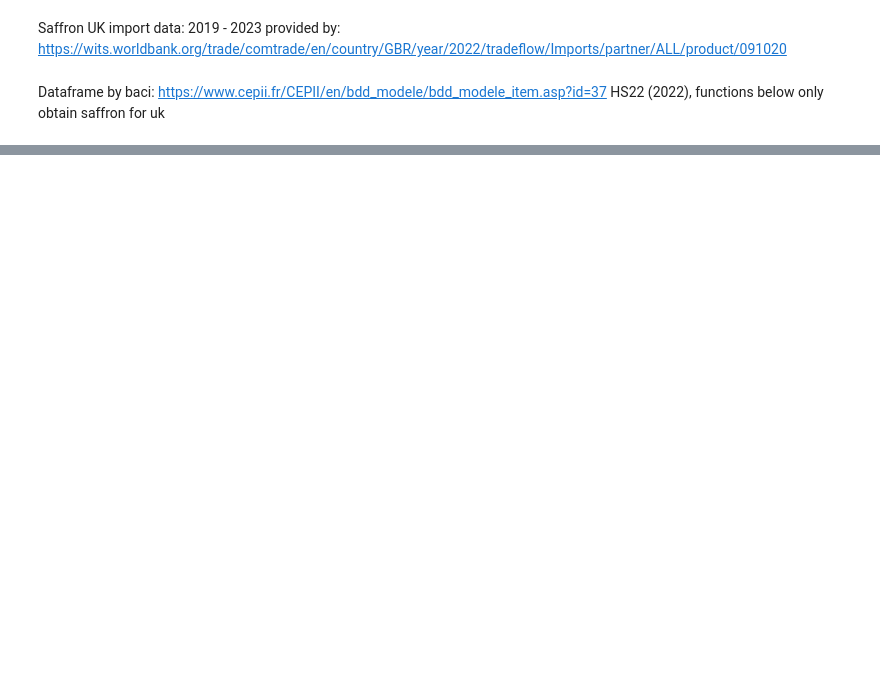
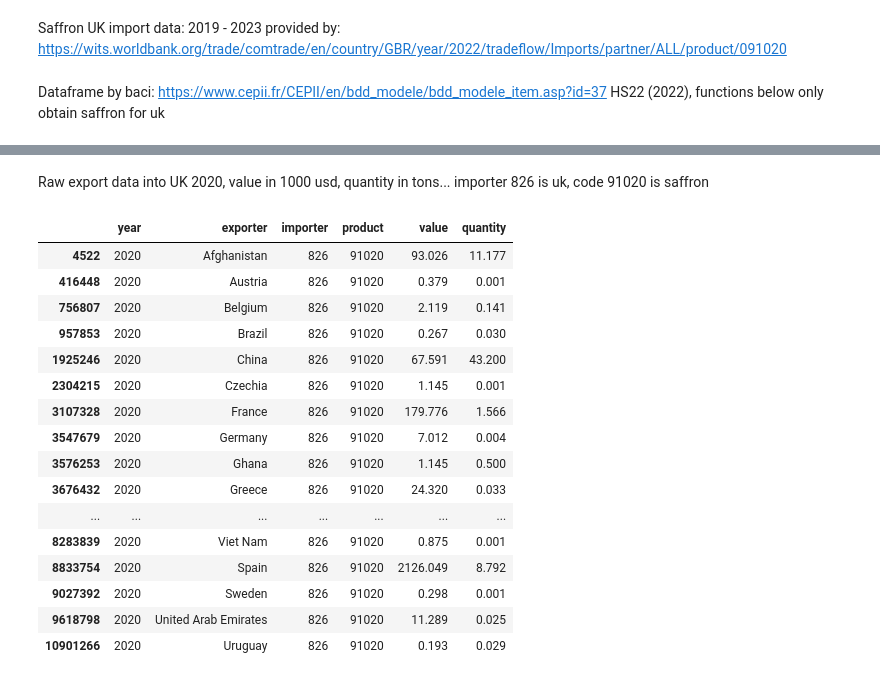
Before and after one commit to RadShiadeh/saffron-market-analytics, a Jupyter notebook: import_data.ipynb, the cells around one changed output, grey strips where cells are left out. Drawn from its saved outputs; the diff is of its cells as text; code cells hidden in the pictures; blank space fills up the shorter version.

```diff
--- a/import_data.ipynb
+++ b/import_data.ipynb
@@ -132,0 +168,22 @@ data_saffron_uk_2022
+# %% [markdown]
+Raw export data into UK 2020, value in 1000 usd, quantity in tons... importer 826 is uk, code 91020 is saffron
+# %%
+data_saffron_uk_2020
+# %% [output]
+|  | year | exporter | importer | product | value | quantity |
+| 4522 | 2020 | Afghanistan | 826 | 91020 | 93.026 | 11.177 |
+| 416448 | 2020 | Austria | 826 | 91020 | 0.379 | 0.001 |
+| 756807 | 2020 | Belgium | 826 | 91020 | 2.119 | 0.141 |
+| 957853 | 2020 | Brazil | 826 | 91020 | 0.267 | 0.030 |
+| 1925246 | 2020 | China | 826 | 91020 | 67.591 | 43.200 |
+| 2304215 | 2020 | Czechia | 826 | 91020 | 1.145 | 0.001 |
+| 3107328 | 2020 | France | 826 | 91020 | 179.776 | 1.566 |
+| 3547679 | 2020 | Germany | 826 | 91020 | 7.012 | 0.004 |
+| 3576253 | 2020 | Ghana | 826 | 91020 | 1.145 | 0.500 |
+| 3676432 | 2020 | Greece | 826 | 91020 | 24.320 | 0.033 |
+| ... | ... | ... | ... | ... | ... | ... |
+| 8283839 | 2020 | Viet Nam | 826 | 91020 | 0.875 | 0.001 |
+| 8833754 | 2020 | Spain | 826 | 91020 | 2126.049 | 8.792 |
+| 9027392 | 2020 | Sweden | 826 | 91020 | 0.298 | 0.001 |
+| 9618798 | 2020 | United Arab Emirates | 826 | 91020 | 11.289 | 0.025 |
+| 10901266 | 2020 | Uruguay | 826 | 91020 | 0.193 | 0.029 |
```
Also changed, not shown: parts of 26 cells of this notebook, 1 other file.
